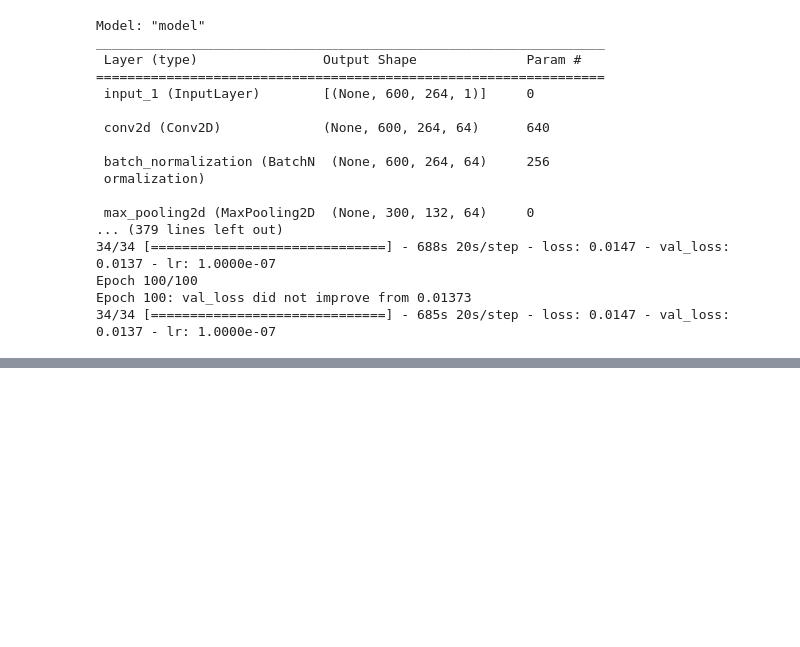
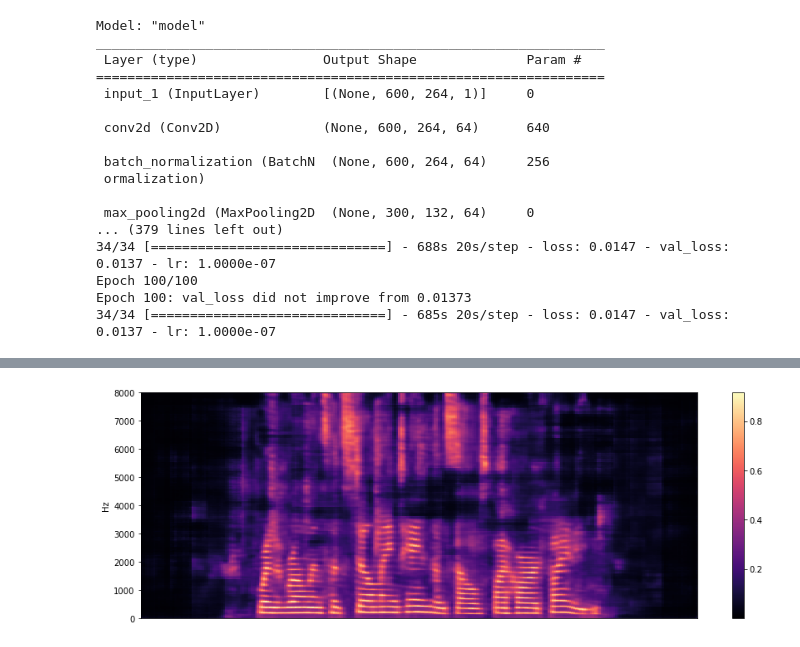
Before and after one commit to piotrwojslawski/AudioDenoisingModel, a Jupyter notebook: Denoising model.ipynb, the cells around one changed output, grey strips where cells are left out. Cells and saved outputs as stored; diff of their text form; code cells hidden in the pictures; blank space fills up the shorter version.

```diff
--- a/Denoising model.ipynb
+++ b/Denoising model.ipynb
@@ -329,0 +343,5 @@ for i, element in enumerate(audio_pred):
+# %%
+# Plot the same audio after denoised
+plot_spectogram(predictions[4].squeeze())
+# %% [output]
+[figure, added]
```
Also changed, not shown: parts of 32 cells of this notebook.
